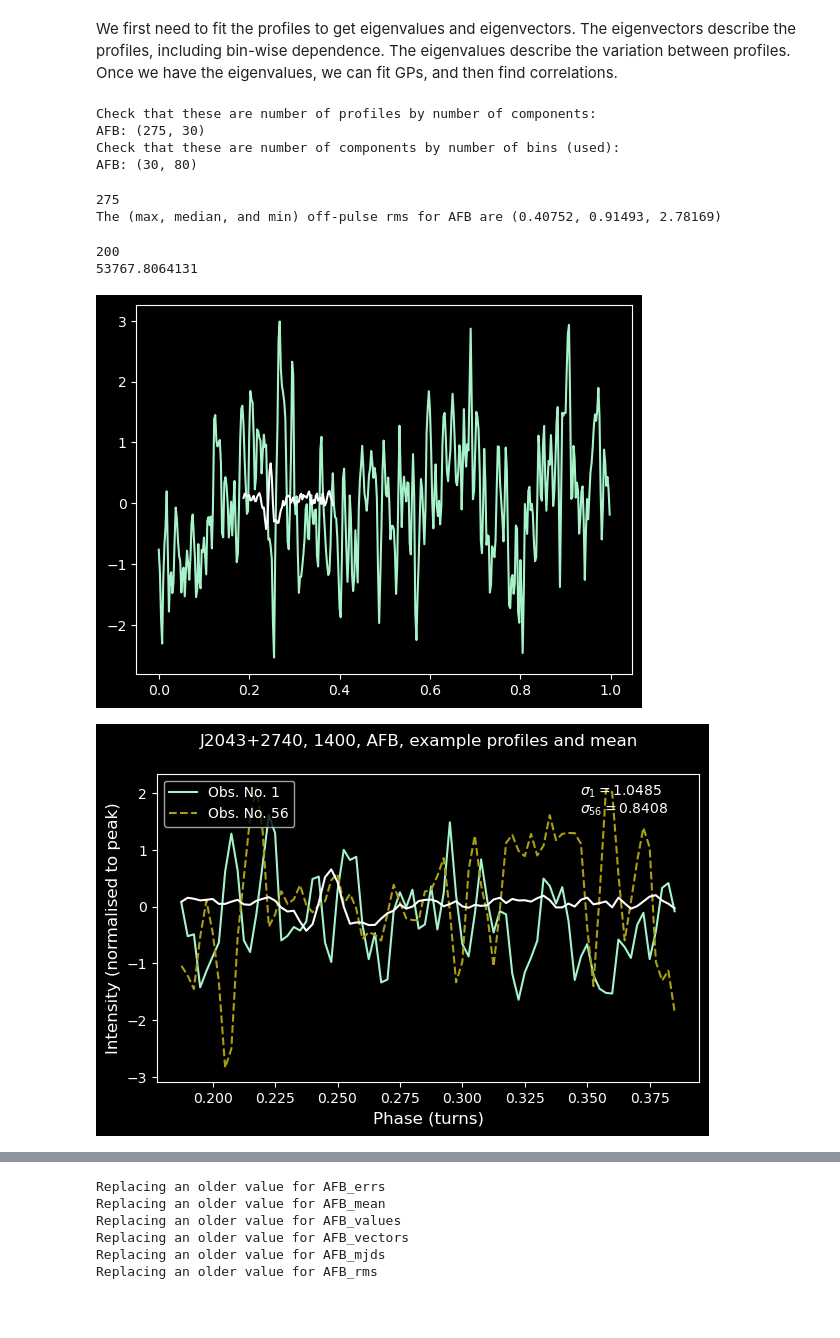
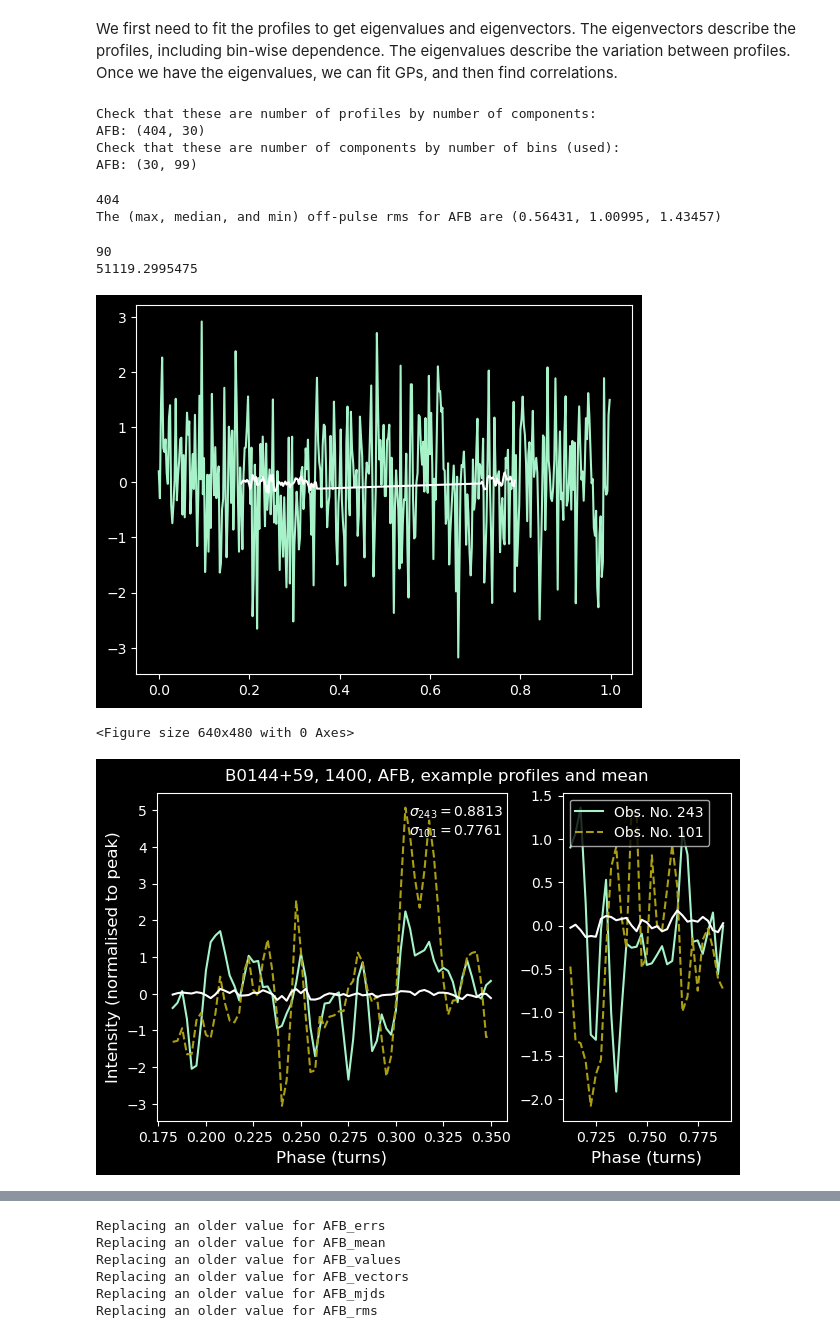
Before and after one commit to respiewak/psr_prof_pca, a Jupyter notebook: step_2_profile_pca.ipynb, the cells around one changed output, grey strips where cells are left out. Saved outputs shown, nothing was run; the diff lists cells and outputs as text; code cells hidden in the pictures; blank space fills up the shorter version.

Commit message:
A minor bug fix to avoid a RuntimeError, slight modifications to plots and IP inclusion, etc.

```diff
--- a/step_2_profile_pca.ipynb
+++ b/step_2_profile_pca.ipynb
@@ -28,7 +21,7 @@ from all_prof_functions import (bin_array, get_rms_bline,# check_null_prob,
 # %%
 # Set up some plotting stuff
 plt.rc('savefig', bbox='tight')
-use_bk_bgd = True #### Change this to use white backgrounds for plots  #####
+use_bk_bgd = False #### Change this to switch between dark and light backgrounds for plots (True == dark) #####
 if use_bk_bgd:
     plot_style = 'dark_background'
     # The CMasher package provides lots of lovely colour maps; chroma is a handy sequential cmap
@@ -54,7 +47,7 @@ The following cell contains variables describing the dataset and where the data
 # %%
 data_dir = '/home/s86932rs/research/nudot_stuff/'
 plots_dir = os.path.join(data_dir, 'plots')
-psr = 'J2043+2740'
+psr = 'B0144+59'
 freq = 1400
 be = 'afb'
 # %%
@@ -117,14 +110,14 @@ if exist_BE:
     #plt.plot(BE_aligned[:,100])
     #plt.show()
 
-    BE_off, _ = _find_off_pulse(BE_temp)
-    BE_offrms = np.std(BE_aligned[BE_off,:], axis=0)
+    BE_offpulse, _ = _find_off_pulse(BE_temp)
+    BE_offrms = np.std(BE_aligned[BE_offpulse,:], axis=0)
     BE_aligned = (BE_aligned.T - BE_temp).T/BE_offrms
     #plt.plot(BE_aligned[:,100])
     #plt.show()
     with plt.style.context(plot_style):
         plt.clf()
-        fig = plt.figure(num=1)
+        fig = plt.figure(num=2)
         if use_bk_bgd:
             cmap2 = cmr.iceburn
         else:
@@ -152,20 +146,28 @@ if exist_BE:
 # %%
 # Try to set the phase cuts automatically
 nbin = len(BE_temp)
-lim, _ = _find_off_pulse(BE_temp)
 phase = np.linspace(0, 1, nbin)
 
 # define on-pulse ranges as fractions
-ip_exist = len(phase[phase > 0.65]) != len(phase[BE_off][phase[BE_off] > 0.65]) # all points near IP are "off-pulse"
+ip_exist = len(phase[phase > 0.65]) != len(phase[BE_offpulse][phase[BE_offpulse] > 0.65]) # all points near IP are "off-pulse"
 one_bin = 1/nbin
-peak_min = np.max(phase[lim][phase[lim] < 0.25])-2*one_bin
-peak_max = np.min(phase[lim][phase[lim] > 0.25])+2*one_bin
+peak_min = np.max(phase[BE_offpulse][phase[BE_offpulse] < 0.25])-2*one_bin
+peak_max = np.min(phase[BE_offpulse][phase[BE_offpulse] > 0.25])+2*one_bin
 off_min = peak_min - min(peak_min/2, 0.03)
 off_max = min(2*peak_max - peak_min, 0.65)
 if ip_exist:
-    ip_midd = np.mean(phase[np.logical_and(BE_off, phase >= 0.65)])
-    ip_min = np.max(phase[lim][phase[lim] < ip_midd])-2*one_bin
-    ip_max = np.min(phase[lim][phase[lim] > ip_midd])+2*one_bin
+    ip_midd = np.mean(phase[np.logical_and(BE_offpulse, phase >= 0.65)])
+    ip_min = np.max(phase[BE_offpulse][phase[BE_offpulse] < ip_midd])-2*one_bin
+    ip_max = np.min(phase[BE_offpulse][phase[BE_offpulse] > ip_midd])+2*one_bin
+    off_pulse = np.logical_and(phase > peak_max, phase < off_max)
+    inter_pulse = np.logical_and(phase > ip_min, phase < ip_max)
+    if np.abs(np.mean(BE_temp[off_pulse]) - np.mean(BE_temp[inter_pulse])) < np.std(BE_temp[off_pulse]):
+        ip_midd = 0.75
+        ip_min = 0.71
+        ip_max = 0.79
+        inter_pulse = np.logical_and(phase > ip_min, phase < ip_max)
+        if np.abs(np.mean(BE_temp[off_pulse]) - np.mean(BE_temp[inter_pulse])) < np.std(BE_temp[off_pulse]):
+            print("An IP exists but limits cannot be set automatically!!")
 # %%
 # plot the templates and define some useful values
 with plt.style.context(plot_style):
@@ -216,17 +226,17 @@ if exist_BE:
     print(BE+":", BE_pca.components_.shape)
 # %% [output]
 Check that these are number of profiles by number of components:
-AFB: (275, 30)
+AFB: (404, 30)
 Check that these are number of components by number of bins (used):
-AFB: (30, 80)
+AFB: (30, 99)
 # %%
 if exist_BE:
     BE_rms, _ = get_rms_bline(BE_aligned)
     print(len(BE_rms))
     print("The (max, median, and min) off-pulse rms for {} are ({:.5f}, {:.5f}, {:.5f})".format(BE, BE_rms.min(), np.median(BE_rms), BE_rms.max()))
 # %% [output]
-275
-The (max, median, and min) off-pulse rms for AFB are (0.40752, 0.91493, 2.78169)
+404
+The (max, median, and min) off-pulse rms for AFB are (0.56431, 1.00995, 1.43457)
 # %%
 if exist_BE:
     bad_mjds_BE = bad_mjds_eigs(BE_aligned, BE_mjds_new, peak_min, peak_max)
@@ -242,9 +252,9 @@ if exist_BE:
         plt.plot(BE_bins[BE_mask], BE_pca.mean_, '-', color=c1)
         plt.show()
 # %% [output]
-200
-53767.8064131
+90
+51119.2995475
-[figure, old version]
+[figure, new version]
 # %%
 # define axes parameters for following plots
 #w = 0.92
@@ -264,7 +274,7 @@ w2 = 1 - l2 - sep
 if exist_BE:
     with plt.style.context(plot_style):
         plt.clf()
-        fig = plt.figure(num=1)
+        fig = plt.figure(num=3)
         fig.set_size_inches(7, 4)
         fig.suptitle("{}, {}, {}, example profiles and mean".format(psr, freq, BE))
         first, second = np.random.randint(BE_comps_all.shape[0], size=2)
@@ -272,35 +282,36 @@ if exist_BE:
             ax1 = fig.add_axes((l1, b, w1, h))
             ax2 = fig.add_axes((l2, b, w2, h))
             mask1 = np.logical_and(BE_mask, BE_bins < 0.65)
             mask2 = np.logical_and(BE_mask, BE_bins >= 0.65)
             mean_mask1 = np.arange(len(BE_pca.mean_)) < len(BE_bins[mask1])
             mean_mask2 = np.arange(len(BE_pca.mean_)) >= len(BE_bins[mask1])
             for ax, mask, mmask in zip([ax1, ax2], [mask1, mask2], [mean_mask1, mean_mask2]):
                 ax.plot(BE_bins[mask], BE_aligned[mask,first], color=c2, label='Obs. No. {}'.format(first)) #two example profiles of the two states
                 ax.plot(BE_bins[mask], BE_aligned[mask,second], color=c3, ls='--', label='Obs. No. {}'.format(second))
                 ax.plot(BE_bins[mask], BE_pca.mean_[mmask], color=c1) #mean plotted, subtracted off before computing
                 ax.set_xlabel('Phase (turns)', fontsize=12)
 
             #ax1.set_xlim()
             ax = ax1
 
         else:
             ax = plt.gca()
             plt.plot(BE_bins[BE_mask], BE_aligned[BE_mask,first], color=c2, label='Obs. No. {}'.format(first)) #two example profiles of the two states
             plt.plot(BE_bins[BE_mask], BE_aligned[BE_mask,second], color=c3, ls='--', label='Obs. No. {}'.format(second))
             plt.plot(BE_bins[BE_mask], BE_pca.mean_, color=c1) #mean plotted, subtracted off before computing
             plt.xlabel('Phase (turns)', fontsize=12)
 
         #plt.xlim(peak_min*BE_nbin, peak_max*BE_nbin)
         #plt.xlim(BE_range[0], BE_range[1])
-        plt.text(0.78, 0.87, '$\sigma_{{{:d}}} = {:.4f}$\n$\sigma_{{{:d}}} = {:.4f}$'.format(first, BE_rms[first], second, BE_rms[second]), transform=ax.transAxes)
+        plt.text(0.72, 0.87, '$\sigma_{{{:d}}} = {:.4f}$\n$\sigma_{{{:d}}} = {:.4f}$'.format(first, BE_rms[first], second, BE_rms[second]), transform=ax.transAxes)
         #plt.text(0.025, 0.87, '$N_{{obs,purple}} = {}$\n$N_{{obs,red}} = {}$'.format(first, second), transform=ax.transAxes)
         ax.set_ylabel('Intensity (normalised to peak)', fontsize=12)
         plt.legend(loc=2)
         #plt.savefig(os.path.join(plots_dir, desc+'_ex_profs.png'), bbox_inches='tight')
         plt.show()
 # %% [output]
+<Figure size 640x480 with 0 Axes>
-[figure, old version]
+[figure, new version]
 # %%
 # plot the first five principal components
 if exist_BE:
```
Also changed, not shown: parts of 12 cells of this notebook, 4 other files.
